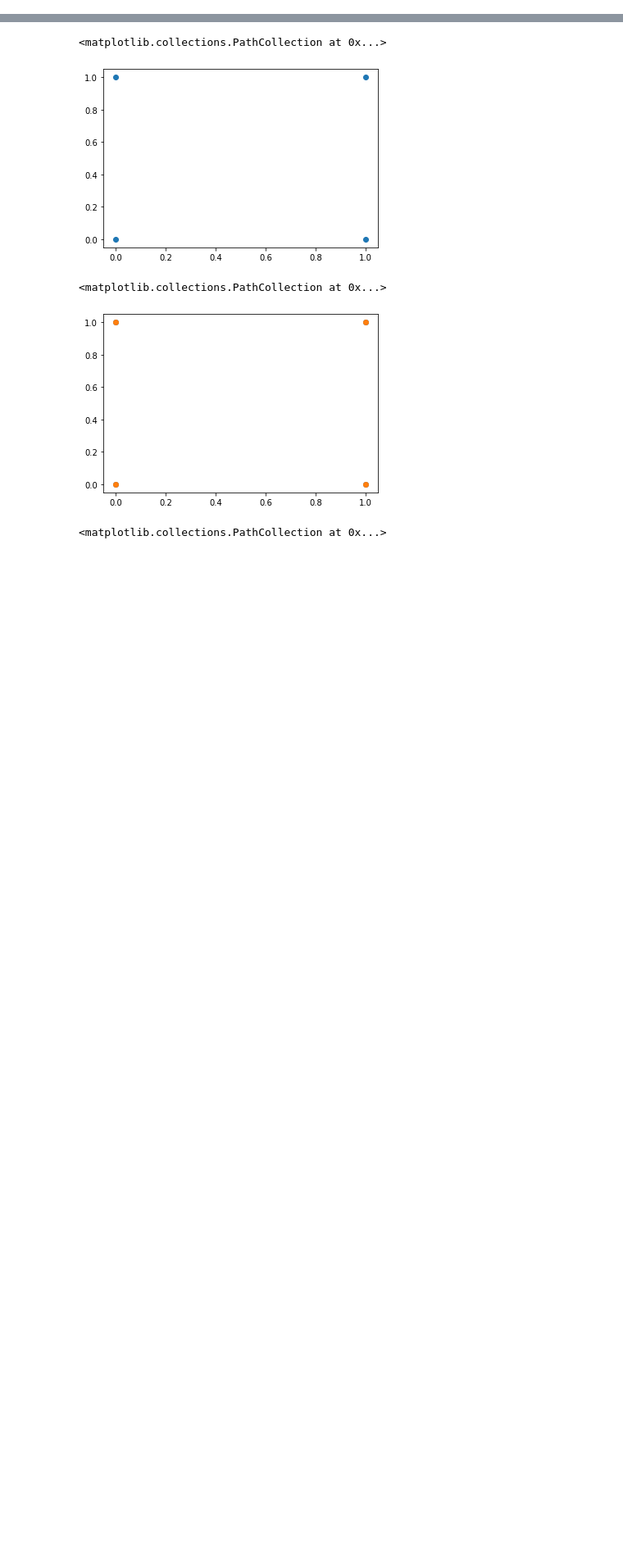
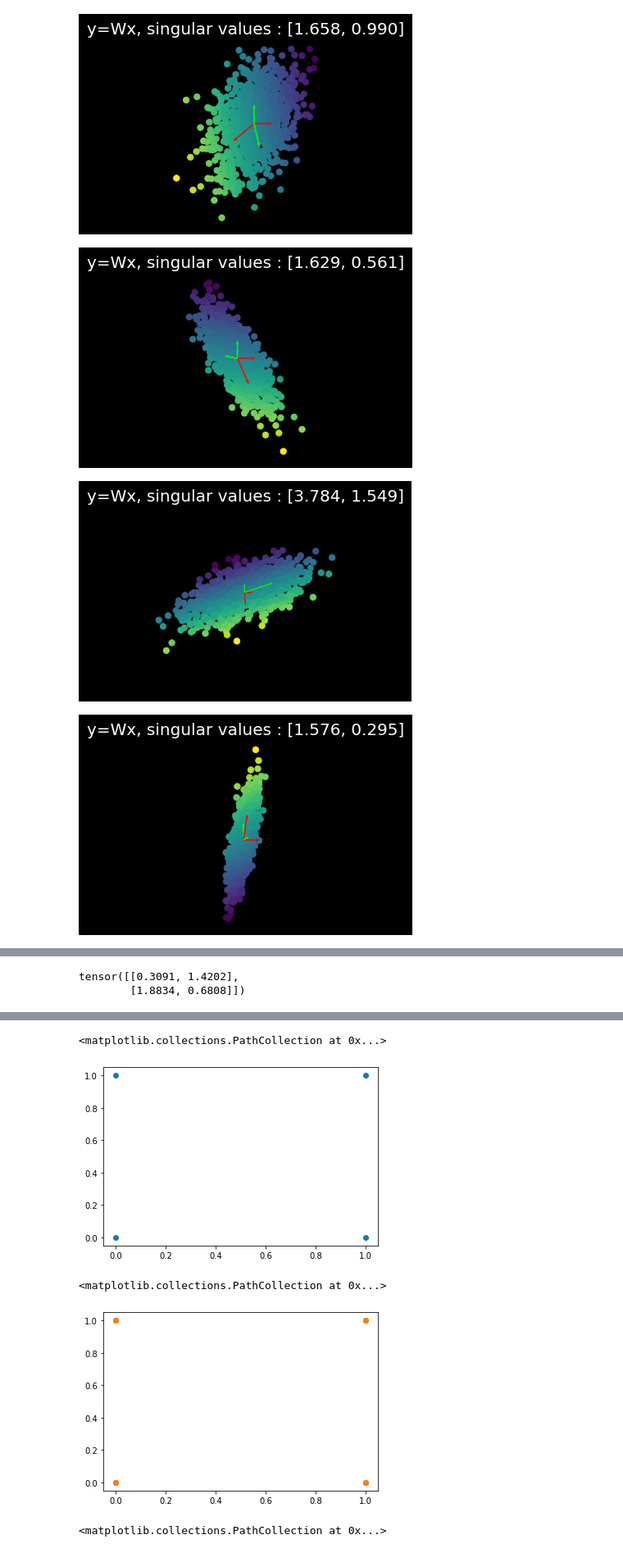
Before and after one commit to Ryanglambert/pytorch-Deep-Learning, a Jupyter notebook: scratch.ipynb, the cells around one changed output, grey strips where cells are left out. Shown: that part at 82% size. Drawn from its saved outputs; the diff is of its cells as text; code cells hidden in the pictures; blank space fills up the shorter version.

```diff
--- a/scratch.ipynb
+++ b/scratch.ipynb
@@ -0,0 +32,14 @@
+# %%
+for i in range(10):
+    W = torch.randn(2, 2).to(device)
+    Y = X @ W.t()
+    U, S, V = torch.svd(W)
+    show_scatterplot(Y, colors, title='y=Wx, singular values : [{:.3f}, {:.3f}]'.format(S[0], S[1]))
+    new_OI = OI @ W.t()
+    plot_bases(OI)
+    plot_bases(new_OI)
+# %% [output]
+[figure, added]
+[figure, added]
+[figure, added]
+[figure, added]
@@ -0,0 +54,5 @@
+# %%
+W
+# %% [output]
+tensor([[0.3091, 1.4202],
+        [1.8834, 0.6808]])
```
Also changed, not shown: parts of 26 cells of this notebook.
